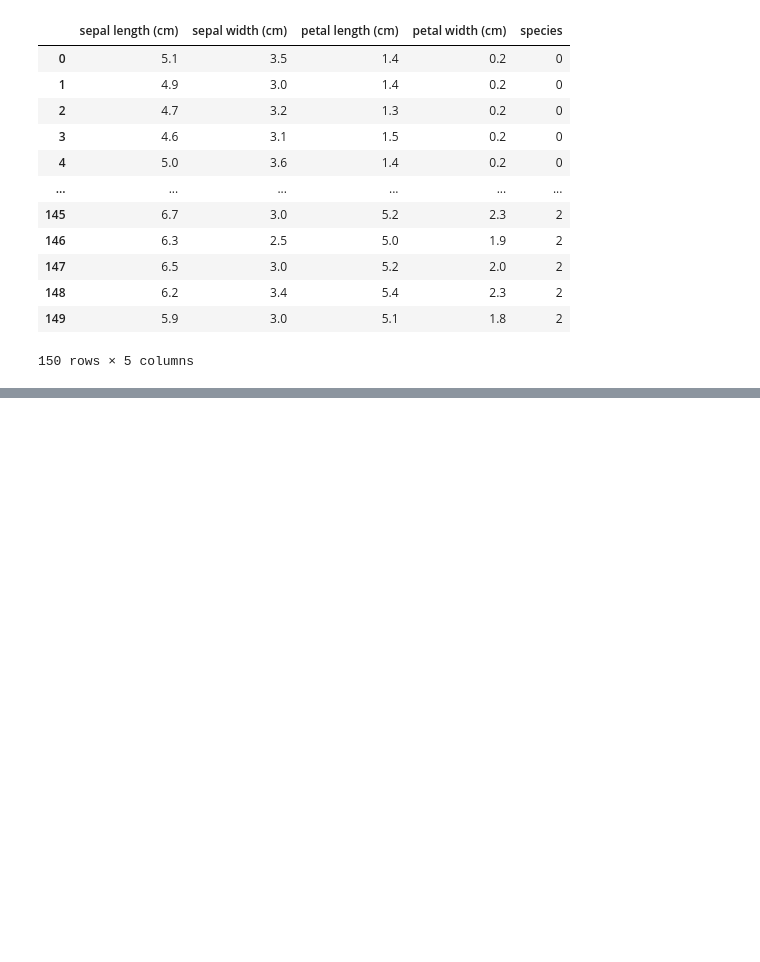
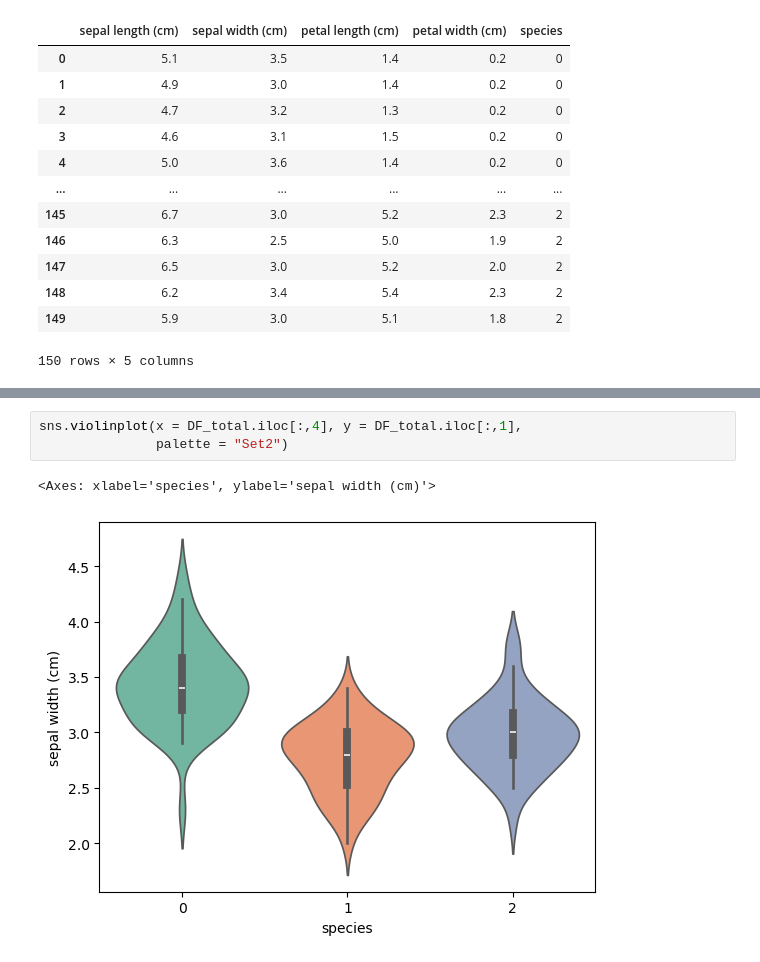
Before and after one commit to wicalo/ML_USTA, a Jupyter notebook: TRABAJOS/TRABAJO_1/CODIGO/REGRESION_LOGISTICA.ipynb, the cells around one changed output, grey strips where cells are left out. Cells and saved outputs as stored; diff of their text form; blank space fills up the shorter version.

```diff
--- a/TRABAJOS/TRABAJO_1/CODIGO/REGRESION_LOGISTICA.ipynb
+++ b/TRABAJOS/TRABAJO_1/CODIGO/REGRESION_LOGISTICA.ipynb
@@ -103 +90,7 @@ Passing `palette` without assigning `hue` is deprecated and will be removed in v
 [figure]
+# %%
+sns.violinplot(x = DF_total.iloc[:,4], y = DF_total.iloc[:,1],
+               palette = "Set2")
+# %% [output]
+<Axes: xlabel='species', ylabel='sepal width (cm)'>
+[figure, added]
```
Also changed, not shown: parts of 5 cells of this notebook.
